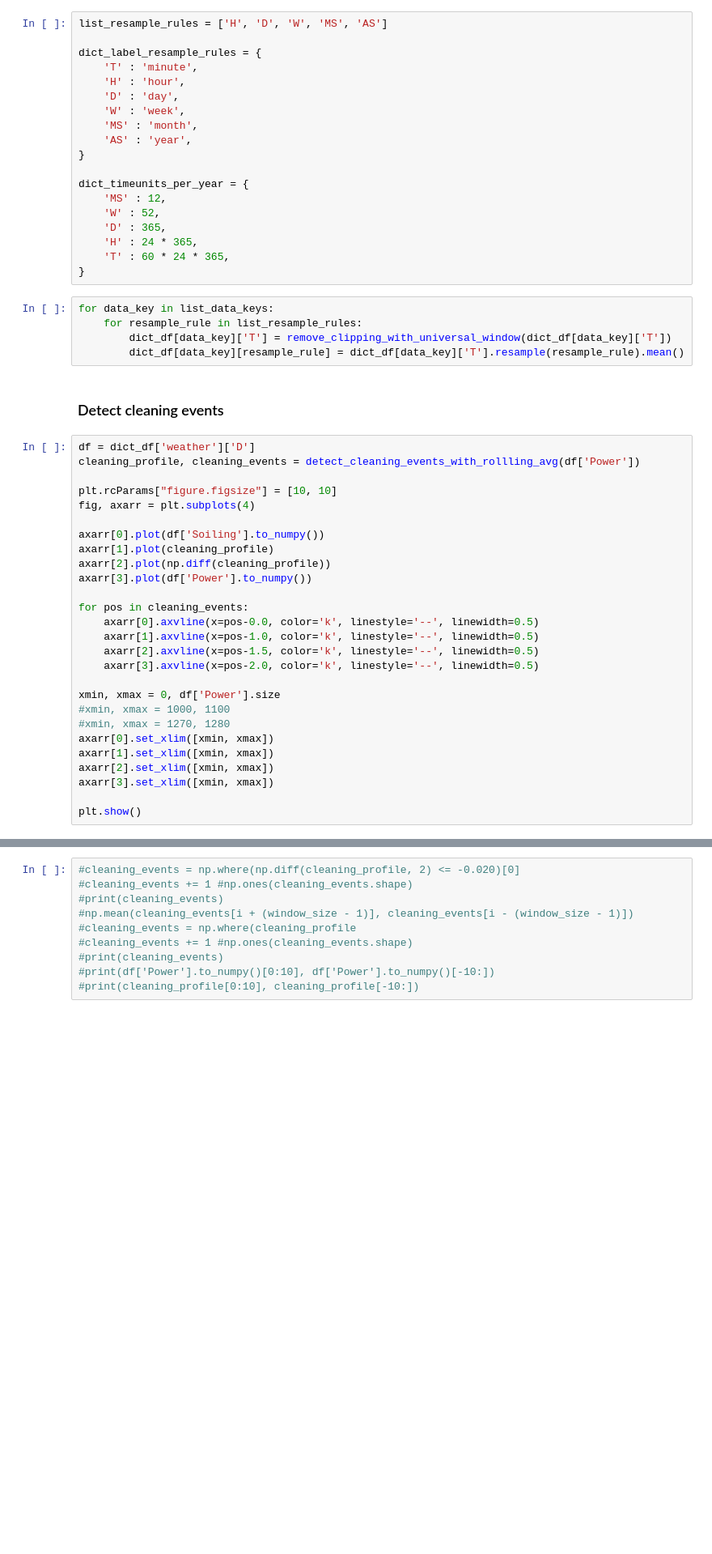
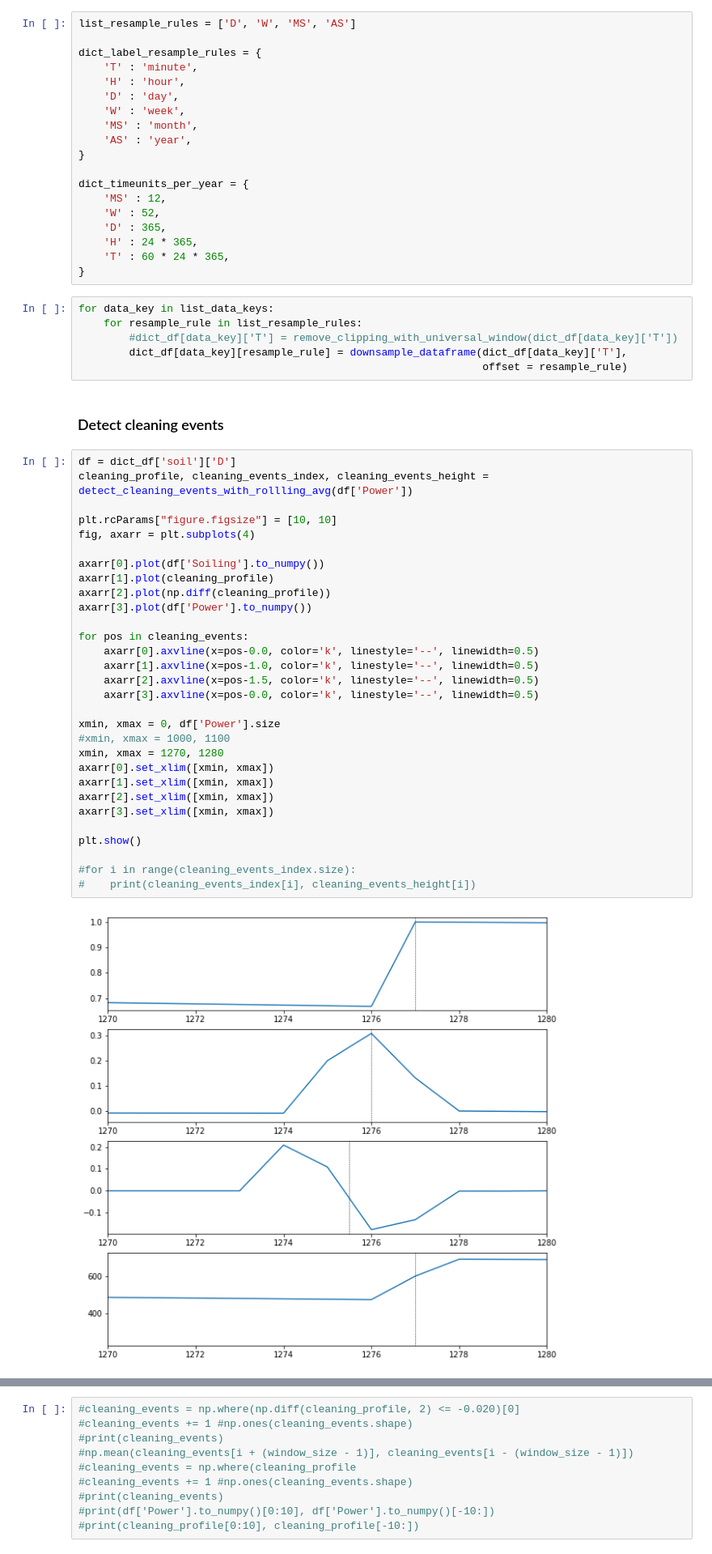
Before and after one commit to Rufski/S2DS-EPRI, a Jupyter notebook: notebooks/2.0-cj-investigate_soiling.ipynb, the cells around one changed output, grey strips where cells are left out. Shown at 81% size. Saved outputs shown, nothing was run; the diff lists cells and outputs as text; blank space fills up the shorter version.

Commit message:
added cleaning peak-height to output of detect_cleaning_events function, updated notebook

```diff
--- a/notebooks/2.0-cj-investigate_soiling.ipynb
+++ b/notebooks/2.0-cj-investigate_soiling.ipynb
@@ -57,7 +55,7 @@ for data_key in list_data_keys:
 
 Downsample minutes ('T') to hours ('H'), days ('D'), weeks ('W'), months ('MS'), and years ('AS') using mean.
 # %%
-list_resample_rules = ['H', 'D', 'W', 'MS', 'AS']
+list_resample_rules = ['D', 'W', 'MS', 'AS']
 
 dict_label_resample_rules = {
     'T' : 'minute',
@@ -78,34 +76,40 @@ dict_timeunits_per_year = {
 # %%
 for data_key in list_data_keys:
     for resample_rule in list_resample_rules:
-        dict_df[data_key]['T'] = remove_clipping_with_universal_window(dict_df[data_key]['T'])
-        dict_df[data_key][resample_rule] = dict_df[data_key]['T'].resample(resample_rule).mean()
+        #dict_df[data_key]['T'] = remove_clipping_with_universal_window(dict_df[data_key]['T'])
+        dict_df[data_key][resample_rule] = downsample_dataframe(dict_df[data_key]['T'],
+                                                                offset = resample_rule)
 # %% [markdown]
 ### Detect cleaning events
 # %%
-df = dict_df['weather']['D']
-cleaning_profile, cleaning_events = detect_cleaning_events_with_rollling_avg(df['Power'])
+df = dict_df['soil']['D']
+cleaning_profile, cleaning_events_index, cleaning_events_height = detect_cleaning_events_with_rollling_avg(df['Power'])
 
 plt.rcParams["figure.figsize"] = [10, 10]
 fig, axarr = plt.subplots(4)
 
 axarr[0].plot(df['Soiling'].to_numpy())
 axarr[1].plot(cleaning_profile)
 axarr[2].plot(np.diff(cleaning_profile))
 axarr[3].plot(df['Power'].to_numpy())
 
 for pos in cleaning_events:
     axarr[0].axvline(x=pos-0.0, color='k', linestyle='--', linewidth=0.5)
     axarr[1].axvline(x=pos-1.0, color='k', linestyle='--', linewidth=0.5)
     axarr[2].axvline(x=pos-1.5, color='k', linestyle='--', linewidth=0.5)
-    axarr[3].axvline(x=pos-2.0, color='k', linestyle='--', linewidth=0.5)
+    axarr[3].axvline(x=pos-0.0, color='k', linestyle='--', linewidth=0.5)
 
 xmin, xmax = 0, df['Power'].size
 #xmin, xmax = 1000, 1100
-#xmin, xmax = 1270, 1280
+xmin, xmax = 1270, 1280
 axarr[0].set_xlim([xmin, xmax])
 axarr[1].set_xlim([xmin, xmax])
 axarr[2].set_xlim([xmin, xmax])
 axarr[3].set_xlim([xmin, xmax])
 
 plt.show()
+
+#for i in range(cleaning_events_index.size):
+#    print(cleaning_events_index[i], cleaning_events_height[i])
+# %% [output]
+[figure, added]
```
Also changed, not shown: parts of 4 cells of this notebook, 1 other file.
